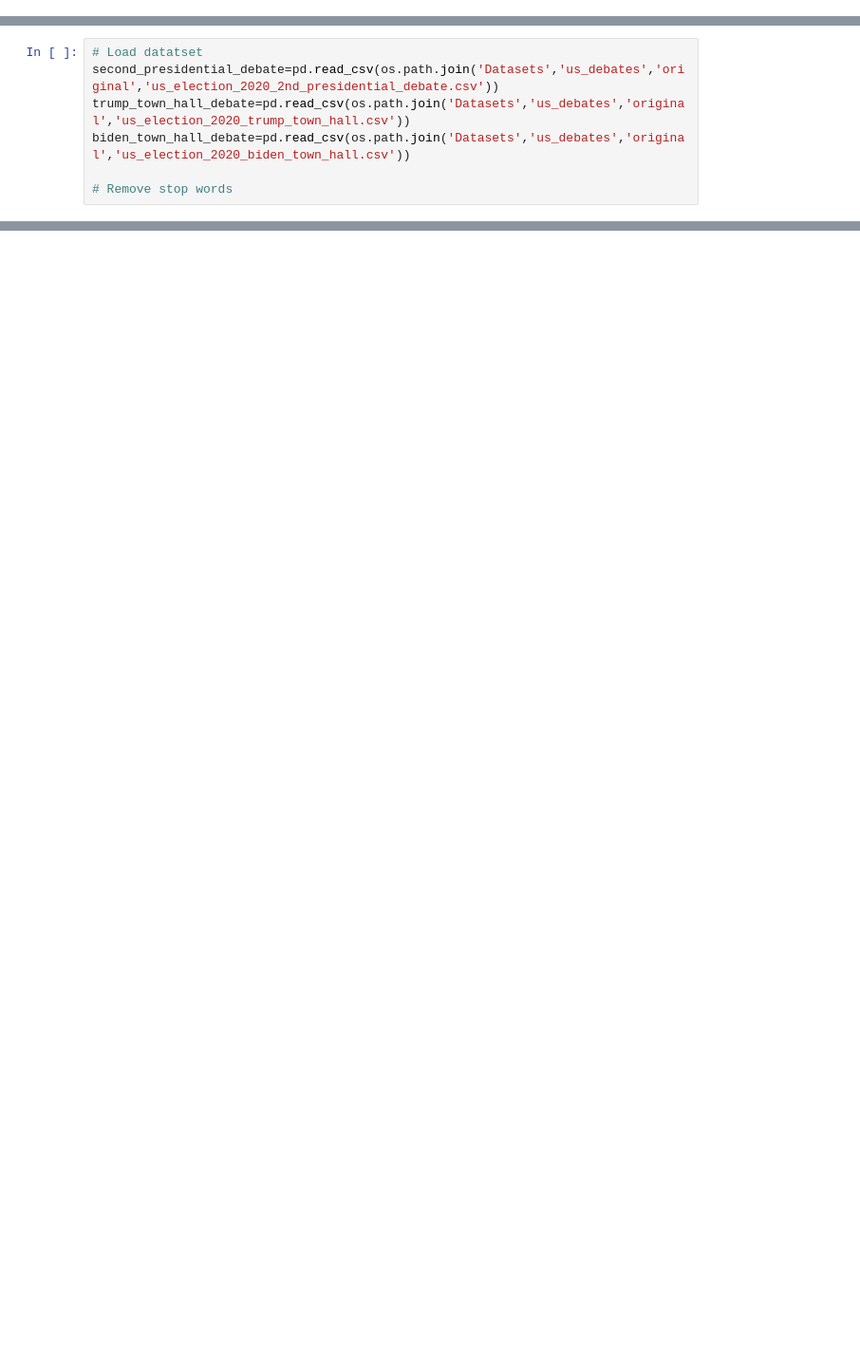
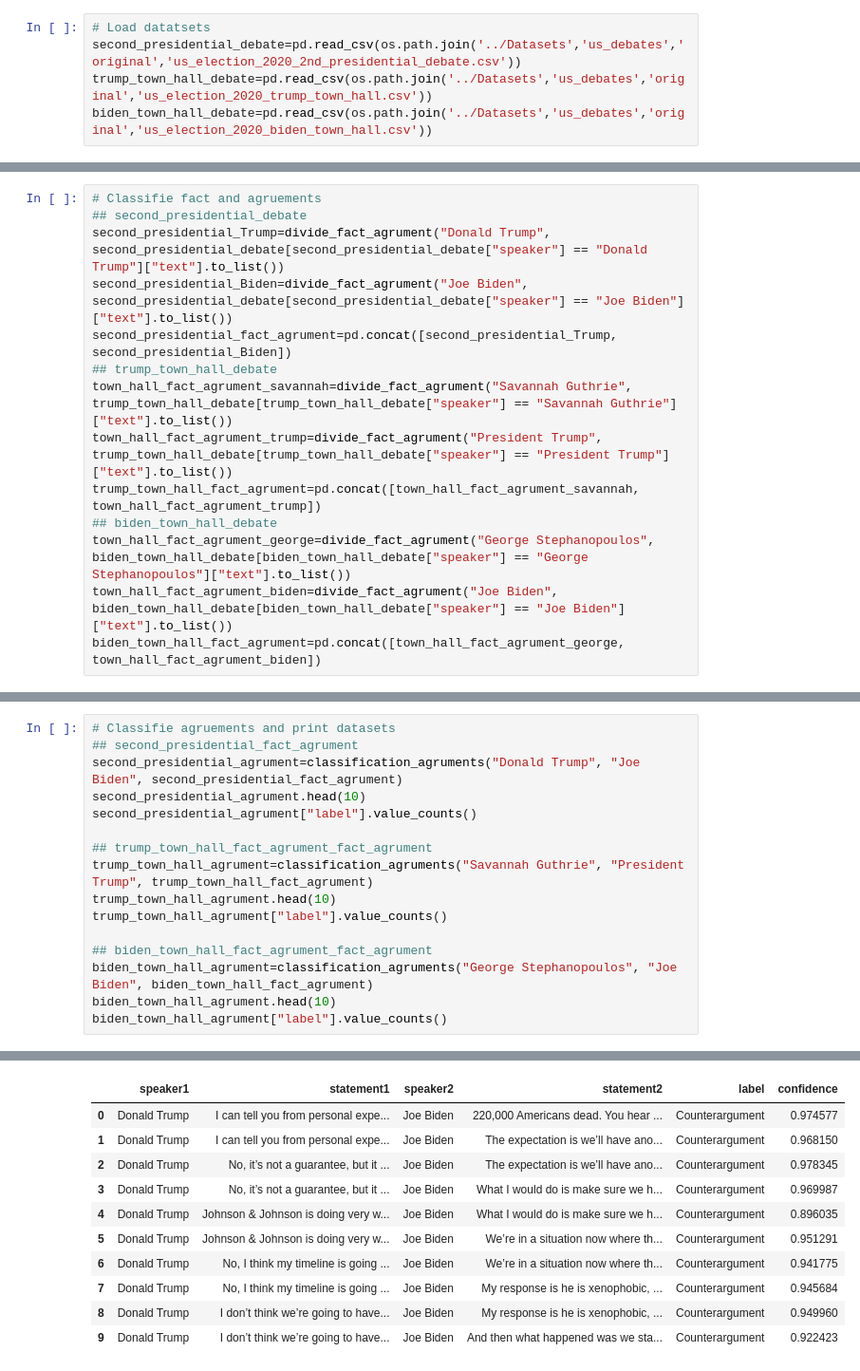
Before and after one commit to MrDuartePT/PolAIgraph, a Jupyter notebook: code/Truthify_Apply.ipynb, the cells around one changed output, grey strips where cells are left out. Shown at 95% size. Drawn from its saved outputs; the diff is of its cells as text; blank space fills up the shorter version.

```diff
--- a/code/Truthify_Apply.ipynb
+++ b/code/Truthify_Apply.ipynb
@@ -28,4 +71,9 @@ We also gonna do the same [`us_election_2020_trump_town_hall.csv`](Truthify/Data
 
 Since this dataset only contains speeches from one speakers, Trump or Biden, the goal of the analysis is to examine the frequency of specific argument types—namely, `Counterargument (Contradiction)` and `Restatement`. This analyse allow to see if speaker is actively defending their beliefs or engaging in persuasive strategies.
+# %%
+# Load datatsets
+second_presidential_debate=pd.read_csv(os.path.join('../Datasets','us_debates','original','us_election_2020_2nd_presidential_debate.csv'))
+trump_town_hall_debate=pd.read_csv(os.path.join('../Datasets','us_debates','original','us_election_2020_trump_town_hall.csv'))
+biden_town_hall_debate=pd.read_csv(os.path.join('../Datasets','us_debates','original','us_election_2020_biden_town_hall.csv'))
 # %%
 # Load the models
@@ -42,7 +110,0 @@ tokenizer_agrument_classifier = BertTokenizer.from_pretrained("../models/distilb
-# %%
-# Load datatset
-second_presidential_debate=pd.read_csv(os.path.join('Datasets','us_debates','original','us_election_2020_2nd_presidential_debate.csv'))
-trump_town_hall_debate=pd.read_csv(os.path.join('Datasets','us_debates','original','us_election_2020_trump_town_hall.csv'))
-biden_town_hall_debate=pd.read_csv(os.path.join('Datasets','us_debates','original','us_election_2020_biden_town_hall.csv'))
-
-# Remove stop words
@@ -48,0 +210,14 @@ biden_town_hall_debate=pd.read_csv(os.path.join('Datasets','us_debates','origina
+# %%
+# Classifie fact and agruements
+## second_presidential_debate
+second_presidential_Trump=divide_fact_agrument("Donald Trump", second_presidential_debate[second_presidential_debate["speaker"] == "Donald Trump"]["text"].to_list())
+second_presidential_Biden=divide_fact_agrument("Joe Biden", second_presidential_debate[second_presidential_debate["speaker"] == "Joe Biden"]["text"].to_list())
+second_presidential_fact_agrument=pd.concat([second_presidential_Trump, second_presidential_Biden])
+## trump_town_hall_debate
+town_hall_fact_agrument_savannah=divide_fact_agrument("Savannah Guthrie", trump_town_hall_debate[trump_town_hall_debate["speaker"] == "Savannah Guthrie"]["text"].to_list())
+town_hall_fact_agrument_trump=divide_fact_agrument("President Trump", trump_town_hall_debate[trump_town_hall_debate["speaker"] == "President Trump"]["text"].to_list())
+trump_town_hall_fact_agrument=pd.concat([town_hall_fact_agrument_savannah, town_hall_fact_agrument_trump])
+## biden_town_hall_debate
+town_hall_fact_agrument_george=divide_fact_agrument("George Stephanopoulos", biden_town_hall_debate[biden_town_hall_debate["speaker"] == "George Stephanopoulos"]["text"].to_list())
+town_hall_fact_agrument_biden=divide_fact_agrument("Joe Biden", biden_town_hall_debate[biden_town_hall_debate["speaker"] == "Joe Biden"]["text"].to_list())
+biden_town_hall_fact_agrument=pd.concat([town_hall_fact_agrument_george, town_hall_fact_agrument_biden])
@@ -48,0 +405,17 @@ biden_town_hall_debate=pd.read_csv(os.path.join('Datasets','us_debates','origina
+# %%
+# Classifie agruements and print datasets
+## second_presidential_fact_agrument
+second_presidential_agrument=classification_agruments("Donald Trump", "Joe Biden", second_presidential_fact_agrument)
+second_presidential_agrument.head(10)
+second_presidential_agrument["label"].value_counts()
+
+## trump_town_hall_fact_agrument_fact_agrument
+trump_town_hall_agrument=classification_agruments("Savannah Guthrie", "President Trump", trump_town_hall_fact_agrument)
+trump_town_hall_agrument.head(10)
+trump_town_hall_agrument["label"].value_counts()
+
+## biden_town_hall_fact_agrument_fact_agrument
+biden_town_hall_agrument=classification_agruments("George Stephanopoulos", "Joe Biden", biden_town_hall_fact_agrument)
+biden_town_hall_agrument.head(10)
+biden_town_hall_agrument["label"].value_counts()
+# %% [output]
@@ -48,0 +423,11 @@ biden_town_hall_debate=pd.read_csv(os.path.join('Datasets','us_debates','origina
+|  | speaker1 | statement1 | speaker2 | statement2 | label | confidence |
+| 0 | Donald Trump | I can tell you from personal expe... | Joe Biden | 220,000 Americans dead. You hear ... | Counterargument | 0.974577 |
+| 1 | Donald Trump | I can tell you from personal expe... | Joe Biden | The expectation is we’ll have ano... | Counterargument | 0.968150 |
+| 2 | Donald Trump | No, it’s not a guarantee, but it ... | Joe Biden | The expectation is we’ll have ano... | Counterargument | 0.978345 |
+| 3 | Donald Trump | No, it’s not a guarantee, but it ... | Joe Biden | What I would do is make sure we h... | Counterargument | 0.969987 |
+| 4 | Donald Trump | Johnson & Johnson is doing very w... | Joe Biden | What I would do is make sure we h... | Counterargument | 0.896035 |
+| 5 | Donald Trump | Johnson & Johnson is doing very w... | Joe Biden | We’re in a situation now where th... | Counterargument | 0.951291 |
+| 6 | Donald Trump | No, I think my timeline is going ... | Joe Biden | We’re in a situation now where th... | Counterargument | 0.941775 |
+| 7 | Donald Trump | No, I think my timeline is going ... | Joe Biden | My response is he is xenophobic, ... | Counterargument | 0.945684 |
+| 8 | Donald Trump | I don’t think we’re going to have... | Joe Biden | My response is he is xenophobic, ... | Counterargument | 0.949960 |
+| 9 | Donald Trump | I don’t think we’re going to have... | Joe Biden | And then what happened was we sta... | Counterargument | 0.922423 |
```
Also changed, not shown: parts of 13 cells of this notebook.
